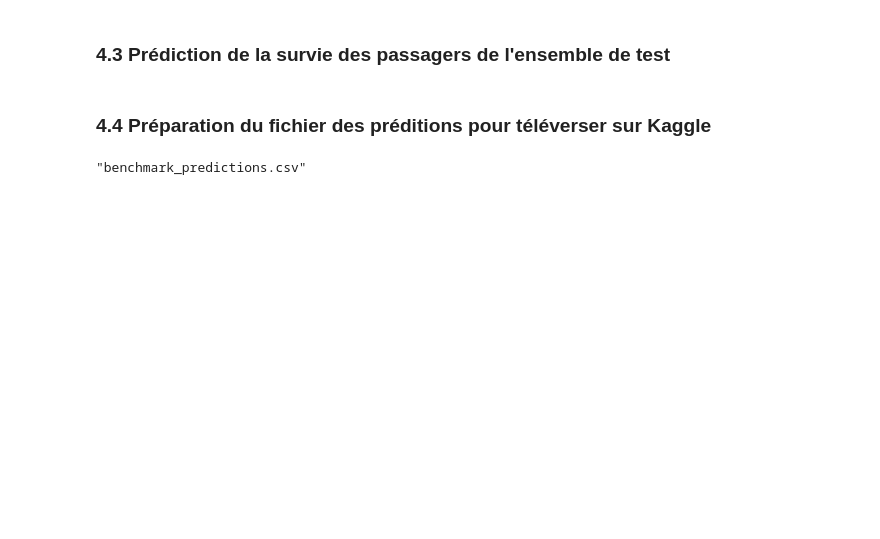
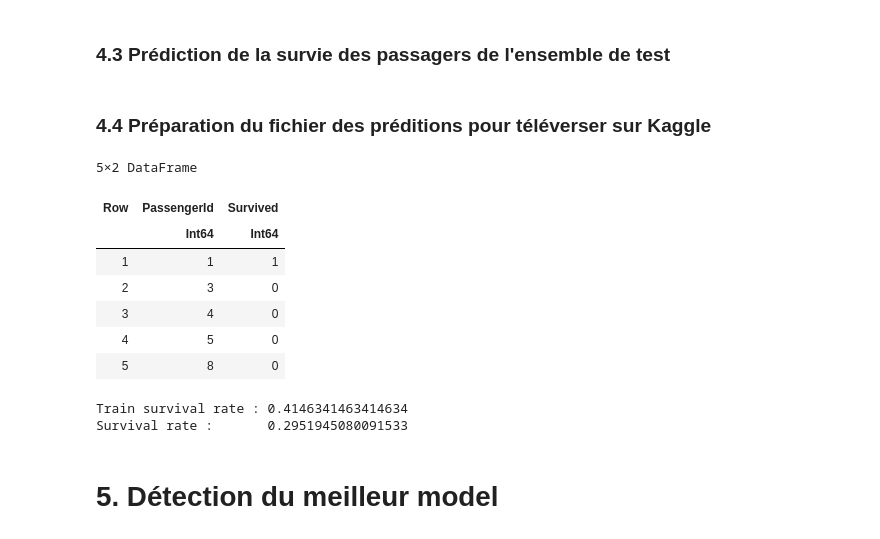
Before and after one commit to cfstcyr/MTH3302, a Jupyter notebook: TD5/TD5.ipynb, the cells around one changed output. Drawn from its saved outputs; the diff is of its cells as text; code cells hidden in the pictures; blank space fills up the shorter version.

```diff
--- a/TD5/TD5.ipynb
+++ b/TD5/TD5.ipynb
@@ -143,9 +262,29 @@ Ŷ[θ̂.>.5] .= 1;
 # %%
 # Enregistrement dans un fichier CSV pour soumission sur Kaggle
 # Première colonne : identifiant des passagers
 # Deuxième colonne : survie = 1, décès = 0 (nombres entiers)
 
 prediction = DataFrame(PassengerId = test[:,:PassengerId], Survived = Ŷ)
 CSV.write("benchmark_predictions.csv", prediction)
+
+first(prediction, 5)
 # %% [output]
-"benchmark_predictions.csv"
+5×2 DataFrame
+| Row | PassengerId | Survived |
+|  | Int64 | Int64 |
+| 1 | 1 | 1 |
+| 2 | 3 | 0 |
+| 3 | 4 | 0 |
+| 4 | 5 | 0 |
+| 5 | 8 | 0 |
+# %%
+trainSurvivalRate = count(r -> r == 1, data.Survived) / nrow(data)
+survivalRate = count(r -> r == 1, prediction.Survived) / nrow(prediction)
+
+println("Train survival rate : $trainSurvivalRate")
+println("Survival rate :       $survivalRate")
+# %% [output]
+Train survival rate : 0.4146341463414634
+Survival rate :       0.2951945080091533
+# %% [markdown]
+# 5. Détection du meilleur model
```
Also changed, not shown: parts of 13 cells of this notebook, 3 other files.
